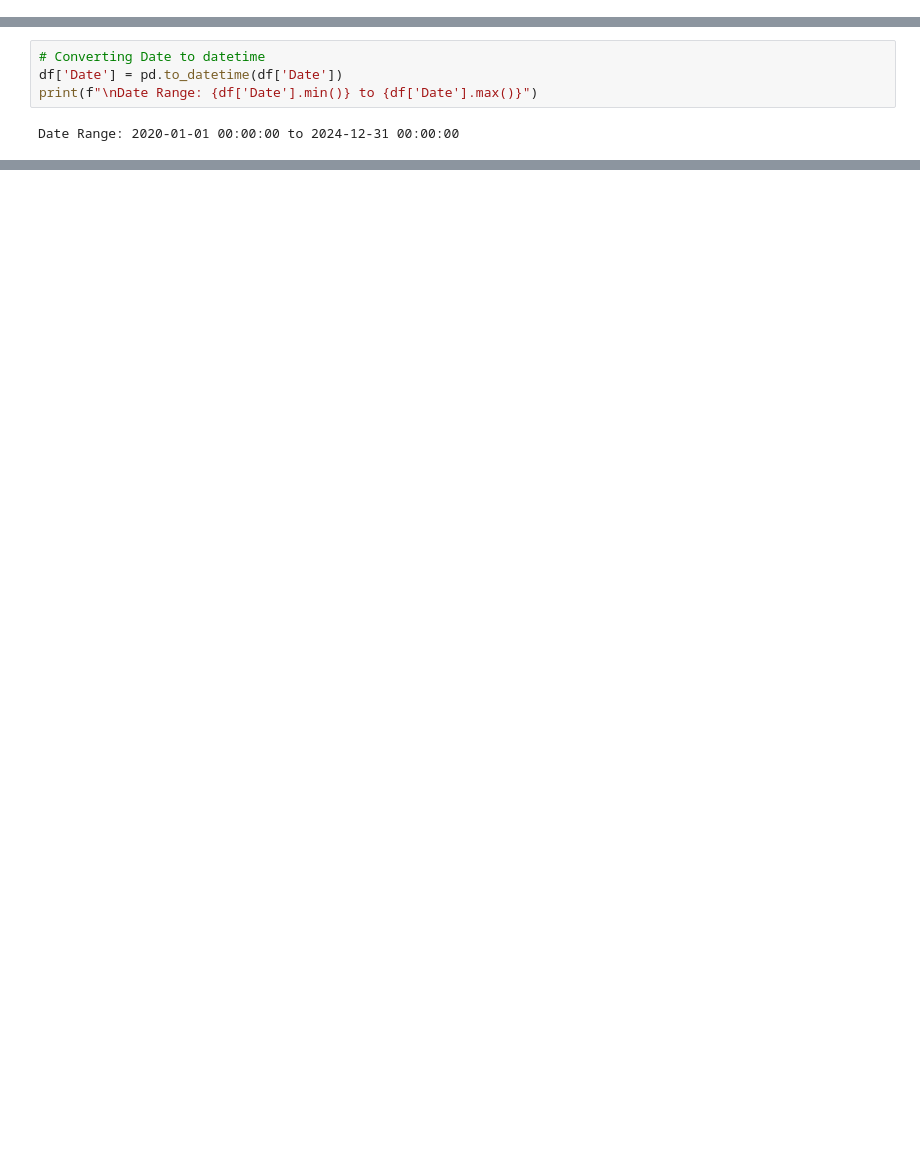
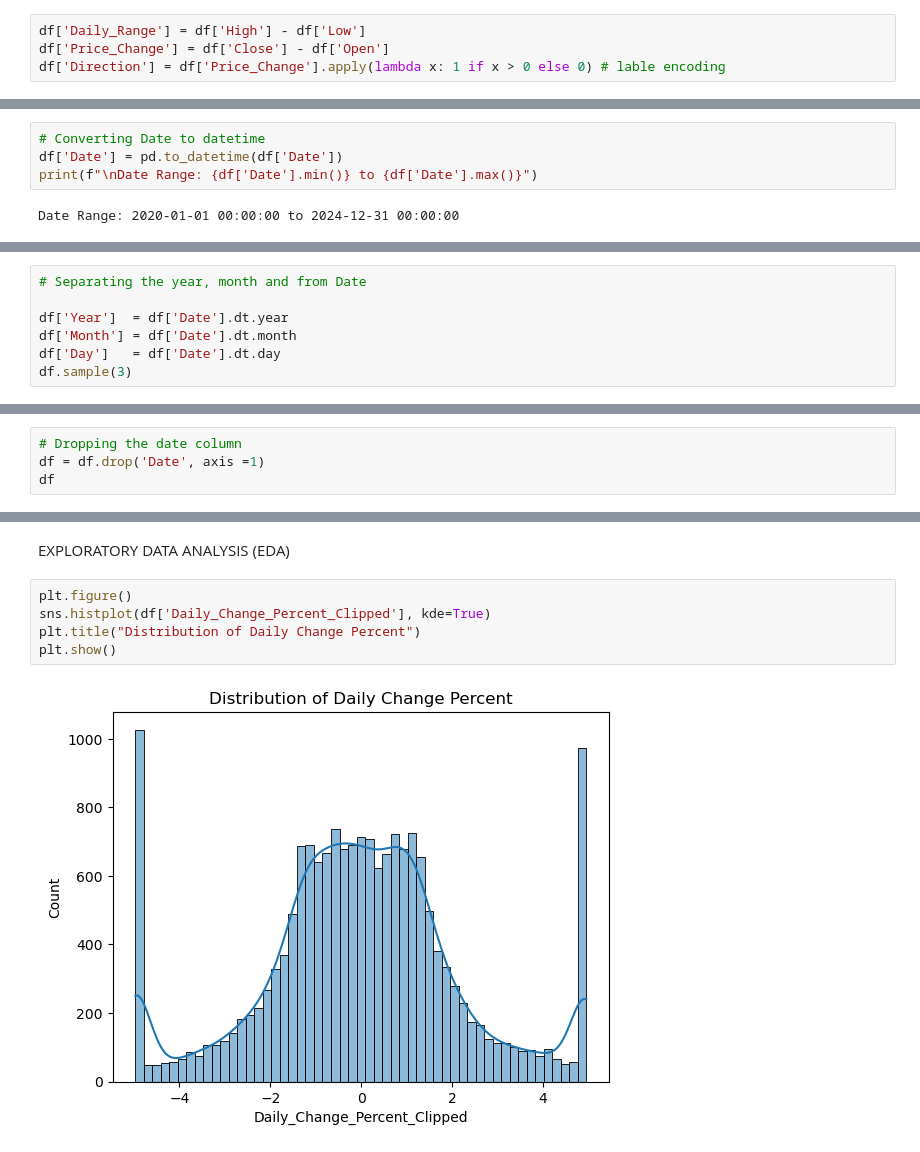
Before and after one commit to Ashmin-Gurung/Global-Stock-Market-EDA, a Jupyter notebook: Stock.ipynb, the cells around one changed output, grey strips where cells are left out. Cells and saved outputs as stored; diff of their text form; blank space fills up the shorter version.

```diff
--- a/Stock.ipynb
+++ b/Stock.ipynb
@@ -197,0 +237,4 @@ Unique Countries:
+# %%
+df['Daily_Range'] = df['High'] - df['Low']
+df['Price_Change'] = df['Close'] - df['Open']
+df['Direction'] = df['Price_Change'].apply(lambda x: 1 if x > 0 else 0) # lable encoding
@@ -268,0 +262,7 @@ Top 10 most volatile markets:
+# %%
+# Separating the year, month and from Date
+
+df['Year']  = df['Date'].dt.year
+df['Month'] = df['Date'].dt.month
+df['Day']   = df['Date'].dt.day
+df.sample(3)
@@ -268,0 +274,4 @@ Top 10 most volatile markets:
+# %%
+# Dropping the date column
+df = df.drop('Date', axis =1)
+df
@@ -268,0 +292,9 @@ Top 10 most volatile markets:
+# %% [markdown]
+EXPLORATORY DATA ANALYSIS (EDA)
+# %%
+plt.figure()
+sns.histplot(df['Daily_Change_Percent_Clipped'], kde=True)
+plt.title("Distribution of Daily Change Percent")
+plt.show()
+# %% [output]
+[figure, added]
```
Also changed, not shown: parts of 47 cells of this notebook, 1 other file.
